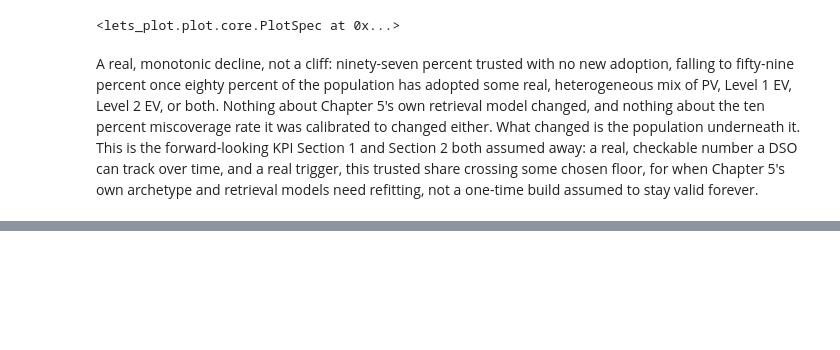
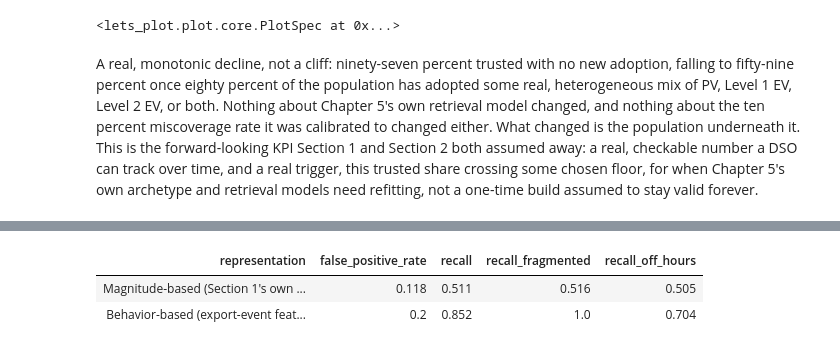
Before and after one commit to sambaiga/ml-energy-disaggregation, a Jupyter notebook: book/04-grid-edge/06-anomaly-detection-code.ipynb, the cells around one changed output, grey strips where cells are left out. Drawn from its saved outputs; the diff is of its cells as text; code cells hidden in the pictures; blank space fills up the shorter version.

```diff
--- a/book/04-grid-edge/06-anomaly-detection-code.ipynb
+++ b/book/04-grid-edge/06-anomaly-detection-code.ipynb
@@ -1139,0 +1229,54 @@ A real, monotonic decline, not a cliff: ninety-seven percent trusted with no new
+# %%
+def run_customer_der(customer_idx, featurize, *, alpha=0.1, n_anomaly_days=6):
+    X_train = np.array([featurize(net_load(customer_idx, d)) for d in pv_train_days])
+    X_cal = np.array([featurize(net_load(customer_idx, d)) for d in pv_calibration_days])
+    X_test_normal = np.array([featurize(net_load(customer_idx, d)) for d in pv_test_normal_days])
+
+    bounds = fit_ensemble_bounds(score_all(X_train, X_train))
+    threshold = calibrate_anomaly_threshold(ensemble_score(score_all(X_train, X_cal), bounds), alpha=alpha)
+    flagged_normal = is_anomalous(ensemble_score(score_all(X_train, X_test_normal), bounds), threshold)
+
+    caught = dict.fromkeys(BEHAVIOR_INJECTIONS, 0)
+    for i, (name, inject_fn) in enumerate(BEHAVIOR_INJECTIONS.items()):
+        for j in range(n_anomaly_days):
+            day = pv_anomaly_day_pool[(i * n_anomaly_days + j) % len(pv_anomaly_day_pool)]
+            seed = hash((name, i, j, day)) % (2**32)
+            base_profile = net_load(customer_idx, day)
+            anomalous = inject_fn(base_profile, rng=np.random.default_rng(seed))
+            score = ensemble_score(score_all(X_train, featurize(anomalous).reshape(1, -1)), bounds)
+            caught[name] += int(is_anomalous(score, threshold)[0])
+
+    return flagged_normal.sum(), len(flagged_normal), caught
+
+
+der_rows = []
+n_anomaly_days = 6
+for label, featurize in [
+    ("Magnitude-based (Section 1's own features)", extract_features),
+    ("Behavior-based (export-event features)", export_event_features),
+]:
+    fp_count, fp_total = 0, 0
+    caught_total = dict.fromkeys(BEHAVIOR_INJECTIONS, 0)
+    for customer_idx in pv_customer_pool:
+        fp, total, caught = run_customer_der(customer_idx, featurize, n_anomaly_days=n_anomaly_days)
+        fp_count += fp
+        fp_total += total
+        for name in BEHAVIOR_INJECTIONS:
+            caught_total[name] += caught[name]
+    n_per_type = len(pv_customer_pool) * n_anomaly_days
+    der_rows.append(
+        {
+            "representation": label,
+            "false_positive_rate": fp_count / fp_total,
+            "recall": sum(caught_total.values()) / (len(BEHAVIOR_INJECTIONS) * n_per_type),
+            "recall_fragmented": caught_total["fragmented"] / n_per_type,
+            "recall_off_hours": caught_total["off_hours"] / n_per_type,
+        }
+    )
+
+der_df = pd.DataFrame(der_rows)
+themed_gt(der_df.round(3))
+# %% [output]
+| representation | false_positive_rate | recall | recall_fragmented | recall_off_hours |
+| Magnitude-based (Section 1's own ... | 0.118 | 0.511 | 0.516 | 0.505 |
+| Behavior-based (export-event feat... | 0.2 | 0.852 | 1.0 | 0.704 |
```
Also changed, not shown: parts of 25 cells of this notebook.
